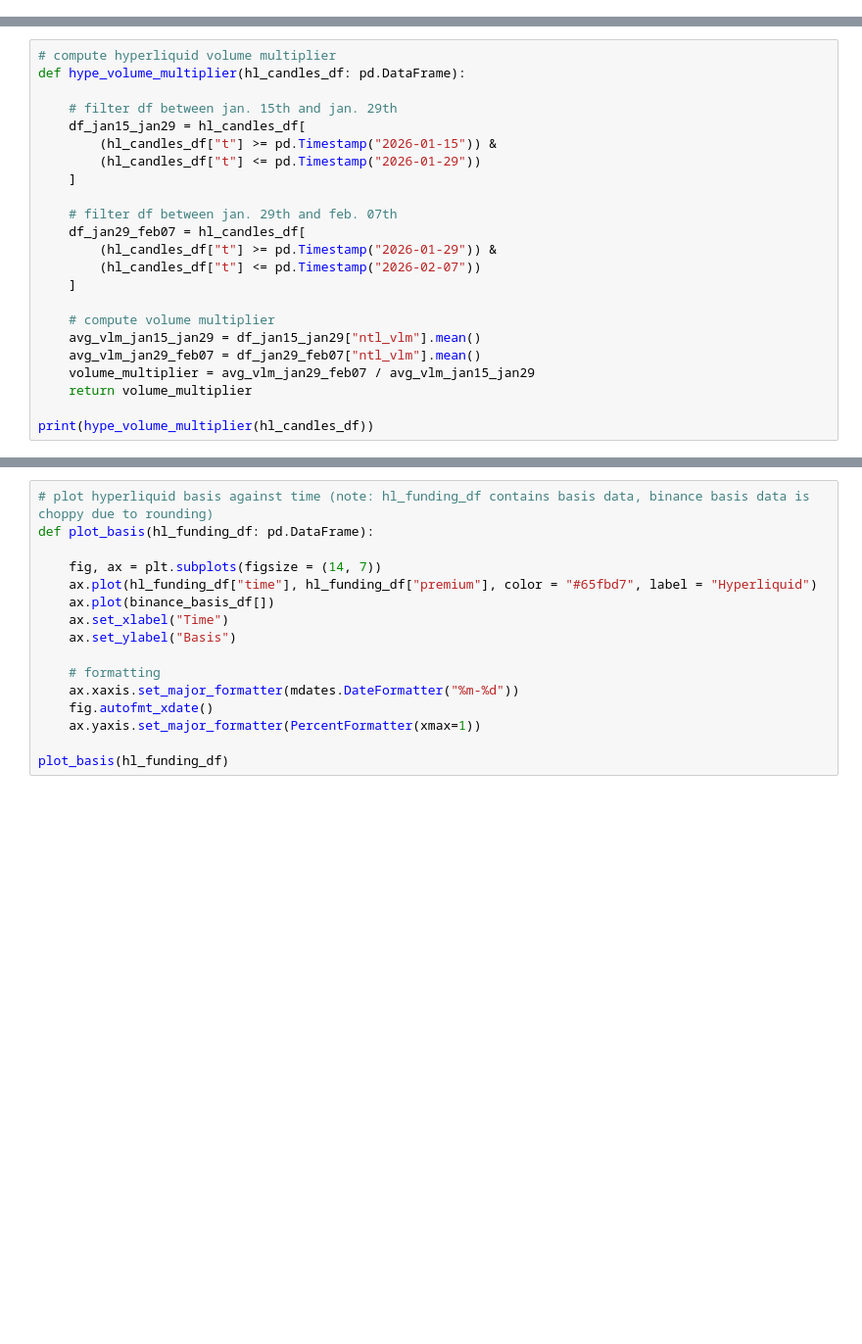
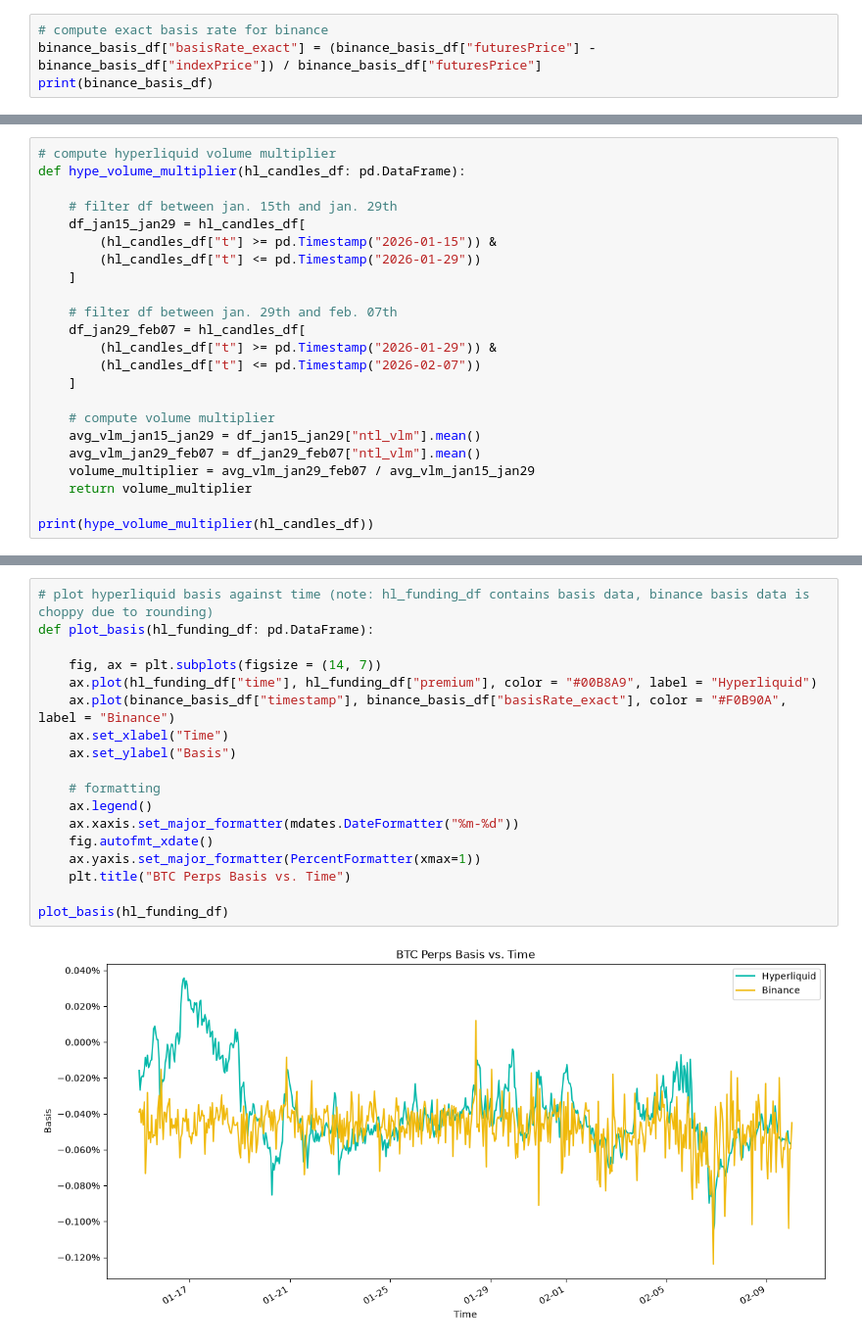
Before and after one commit to cwispychikin/perp-exchanges-data, a Jupyter notebook: exchanges/analysis.ipynb, the cells around one changed output, grey strips where cells are left out. Shown at 98% size. Saved outputs shown, nothing was run; the diff lists cells and outputs as text; blank space fills up the shorter version.

```diff
--- a/exchanges/analysis.ipynb
+++ b/exchanges/analysis.ipynb
@@ -36,3 +28,7 @@ hl_8h_funding_df = build_hl_8h_funding_df(hl_funding_df)
 binance_candles_df = build_binance_candles_df(token_name_binance, interval, start_time_stamp, end_time_stamp, limit)
 binance_funding_df = build_binance_funding_df(token_name_binance, start_time_stamp, end_time_stamp, limit)
 binance_basis_df = build_binance_basis_df(token_name_binance, contract_type, interval, limit, start_time_stamp, end_time_stamp)
+# %%
+# compute exact basis rate for binance
+binance_basis_df["basisRate_exact"] = (binance_basis_df["futuresPrice"] - binance_basis_df["indexPrice"]) / binance_basis_df["futuresPrice"]
+print(binance_basis_df)
@@ -110,16 +129,20 @@ plot_funding(hl_8h_funding_df, binance_funding_df)
 # %%
 # plot hyperliquid basis against time (note: hl_funding_df contains basis data, binance basis data is choppy due to rounding)
 def plot_basis(hl_funding_df: pd.DataFrame):
 
     fig, ax = plt.subplots(figsize = (14, 7))
-    ax.plot(hl_funding_df["time"], hl_funding_df["premium"], color = "#65fbd7", label = "Hyperliquid")
-    ax.plot(binance_basis_df[])
+    ax.plot(hl_funding_df["time"], hl_funding_df["premium"], color = "#00B8A9", label = "Hyperliquid")
+    ax.plot(binance_basis_df["timestamp"], binance_basis_df["basisRate_exact"], color = "#F0B90A", label = "Binance")
     ax.set_xlabel("Time")
     ax.set_ylabel("Basis")
 
     # formatting
+    ax.legend()
     ax.xaxis.set_major_formatter(mdates.DateFormatter("%m-%d"))
     fig.autofmt_xdate()
     ax.yaxis.set_major_formatter(PercentFormatter(xmax=1))
+    plt.title("BTC Perps Basis vs. Time")
 
 plot_basis(hl_funding_df)
+# %% [output]
+[figure, added]
```
Also changed, not shown: parts of 5 cells of this notebook, 4 other files.
